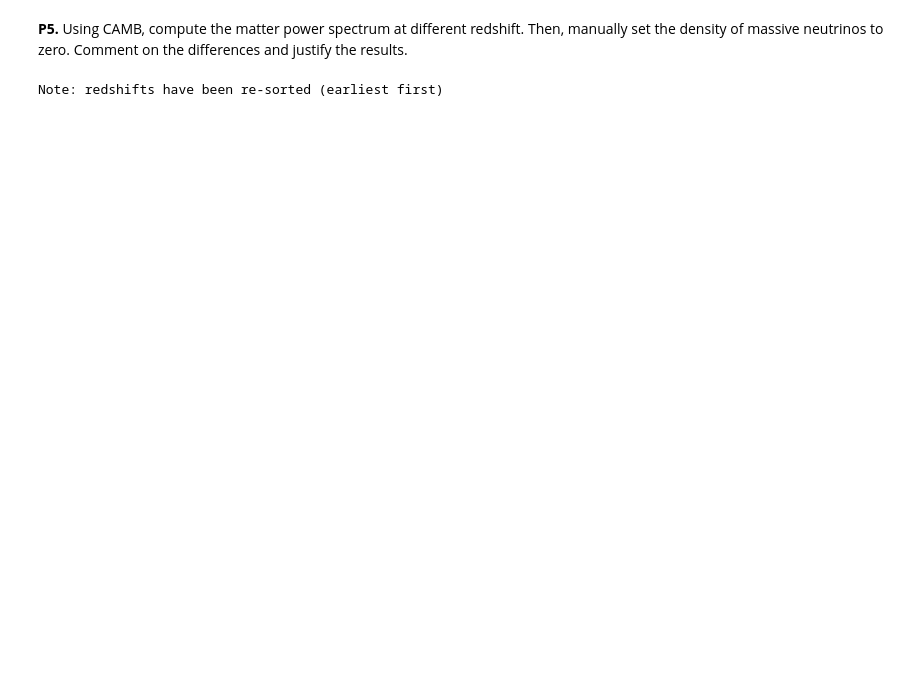
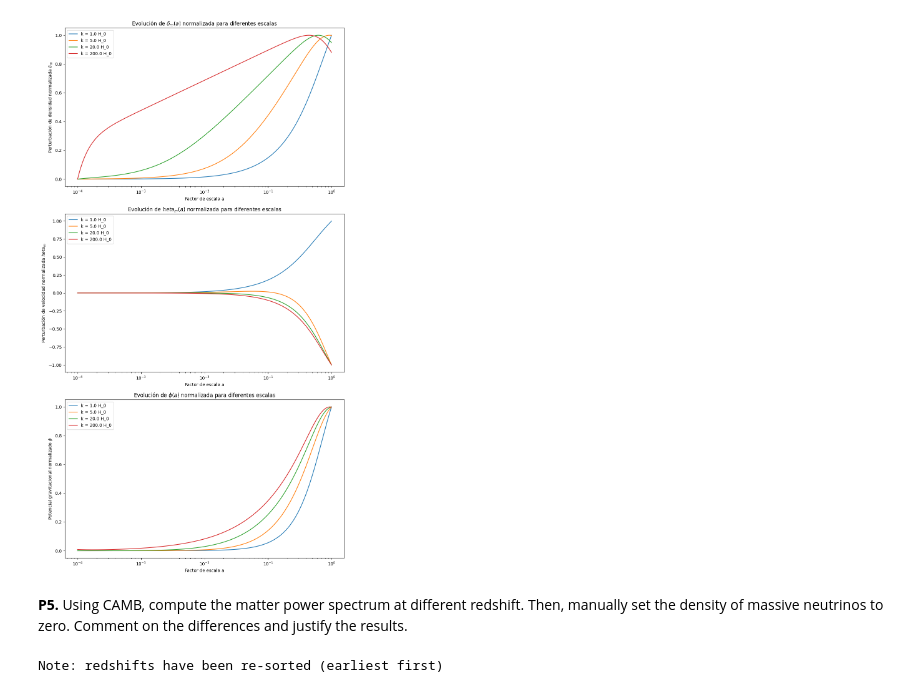
Before and after one commit to julianticucho/Tarea-2-cosmo, a Jupyter notebook: tarea_2_cosmo.ipynb, the cells around one changed output. Cells and saved outputs as stored; diff of their text form; code cells hidden in the pictures; blank space fills up the shorter version.

```diff
--- a/tarea_2_cosmo.ipynb
+++ b/tarea_2_cosmo.ipynb
@@ -1,3 +126,102 @@
+# %%
+import numpy as np
+from scipy.integrate import solve_ivp
+import matplotlib.pyplot as plt
+
+# Parámetros cosmológicos
+H0 = 67*1e-3  # en km/s/Mpc
+Omega_m0 = 0.3
+Omega_r0 = 1e-4
+Omega_Lambda0 = 1 - Omega_m0
+cs_m2 = 0
+
+# Definir H(a) y H'(a)
+def H(a):
+    return H0 * np.sqrt(Omega_m0 / a**3 + Omega_Lambda0)
+
+def H_prime(a):
+    return -1.5 * H0 * (Omega_m0 / a**3 + Omega_Lambda0)**-0.5 * Omega_m0 / a**4
+
+# Sistema de ecuaciones diferenciales
+def sistema(a, y, k):  # Asegúrate de incluir k como argumento
+    phi, delta_m, theta_m = y
+    Ha = H(a)
+    Hpa = H_prime(a)
+
+    # Ecuaciones diferenciales
+    phi_prime = -3 * H0**2 * Omega_m0 * (-a * Ha * k**2 * delta_m - 6 * a * cs_m2 * Ha * k**2 * delta_m
+                                        - 3 * a**2 * Ha**2 * theta_m - k**2 * theta_m
+                                        + 3 * a * Ha * k**2 * phi + 3 * a**3 * Ha * theta_m * Hpa) \
+              / (a**2 * Ha * k**2 * (2 * a * k**2 + 9 * H0**2 * Omega_m0))
+
+    delta_m_prime = - (6 * a * cs_m2 * Ha * k**4 * delta_m + 2 * k**4 * theta_m
+                     - 9 * Ha * H0**2 * k**2 * delta_m * Omega_m0 - 27 * cs_m2 * Ha * H0**2 * k**2 * delta_m * Omega_m0
+                     - 27 * a * Ha**2 * H0**2 * theta_m * Omega_m0 + 27 * Ha * H0**2 * k**2 * phi * Omega_m0
+                     + 27 * a**2 * Ha * H0**2 * theta_m * Omega_m0 * Hpa) \
+              / (a * Ha * k**2 * (2 * a * k**2 + 9 * H0**2 * Omega_m0))
+
+    theta_m_prime = -(cs_m2 * k**2 * delta_m + a * Ha * theta_m - k**2 * phi) / (a**2 * Ha)
+
+    return [phi_prime, delta_m_prime, theta_m_prime]
+
+# Condiciones iniciales
+a_initial = 1e-4
+a_final = 1
+y_initial = [1e-5, 0, 1]  # [delta_m, theta_m, phi]
+
+# Resolver el sistema para diferentes k
+k_values = [H0, 5*H0, 20*H0, 200*H0]
+a_values = np.logspace(np.log10(a_initial), np.log10(a_final), 5000)
+
+# Crear una figura con subplots
+fig, ax = plt.subplots(3, 1, figsize=(10, 18))
+
+for k in k_values:
+    sol = solve_ivp(sistema, [a_initial, a_final], y_initial, args=(k,), t_eval=a_values, method='RK45')
+
+    delta_m_sol = sol.y[0]
+    theta_m_sol = sol.y[1]
+    phi_sol = sol.y[2]
+
+    # Normalizar los resultados
+    delta_m_sol_normalized = delta_m_sol / np.max(np.abs(delta_m_sol))
+    theta_m_sol_normalized = theta_m_sol / np.max(np.abs(theta_m_sol))
+    phi_sol_normalized = phi_sol / np.max(np.abs(phi_sol))
+
+    # Graficar delta_m normalizado
+    ax[0].plot(sol.t, delta_m_sol_normalized, label=f'k = {k/H0} H_0')
+
+    # Graficar theta_m normalizado
+    ax[1].plot(sol.t, theta_m_sol_normalized, label=f'k = {k/H0} H_0')
+
+    # Graficar phi normalizado
+    ax[2].plot(sol.t, phi_sol_normalized, label=f'k = {k/H0} H_0')
+
+# Configuraciones para delta_m
+ax[0].set_xscale('log')
+ax[0].set_xlabel('Factor de escala a')
+ax[0].set_ylabel('Perturbación de densidad normalizada $\delta_m$')
+ax[0].set_title('Evolución de $\delta_m(a)$ normalizada para diferentes escalas')
+ax[0].legend()
+
+# Configuraciones para theta_m
+ax[1].set_xscale('log')
+ax[1].set_xlabel('Factor de escala a')
+ax[1].set_ylabel('Perturbación de velocidad normalizada $\theta_m$')
+ax[1].set_title('Evolución de $\theta_m(a)$ normalizada para diferentes escalas')
+ax[1].legend()
+
+# Configuraciones para phi
+ax[2].set_xscale('log')
+ax[2].set_xlabel('Factor de escala a')
+ax[2].set_ylabel('Potencial gravitacional normalizado $\phi$')
+ax[2].set_title('Evolución de $\phi(a)$ normalizada para diferentes escalas')
+ax[2].legend()
+
+plt.tight_layout()
+plt.show()
+# %% [output]
+[figure, added]
 # %% [markdown]
 
 **P5.** Using CAMB, compute the matter power spectrum at different redshift. Then, manually set the density of massive neutrinos to zero. Comment on the differences and justify the results.
```
Also changed, not shown: parts of 24 cells of this notebook.
